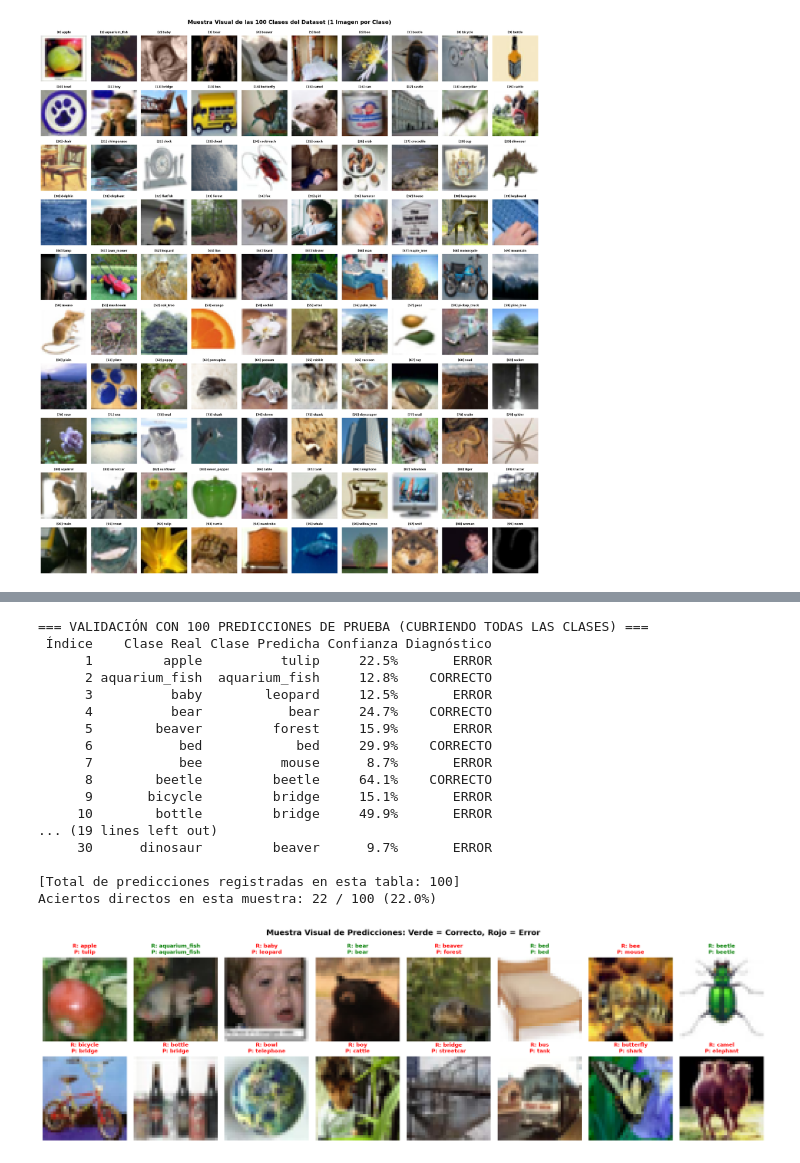
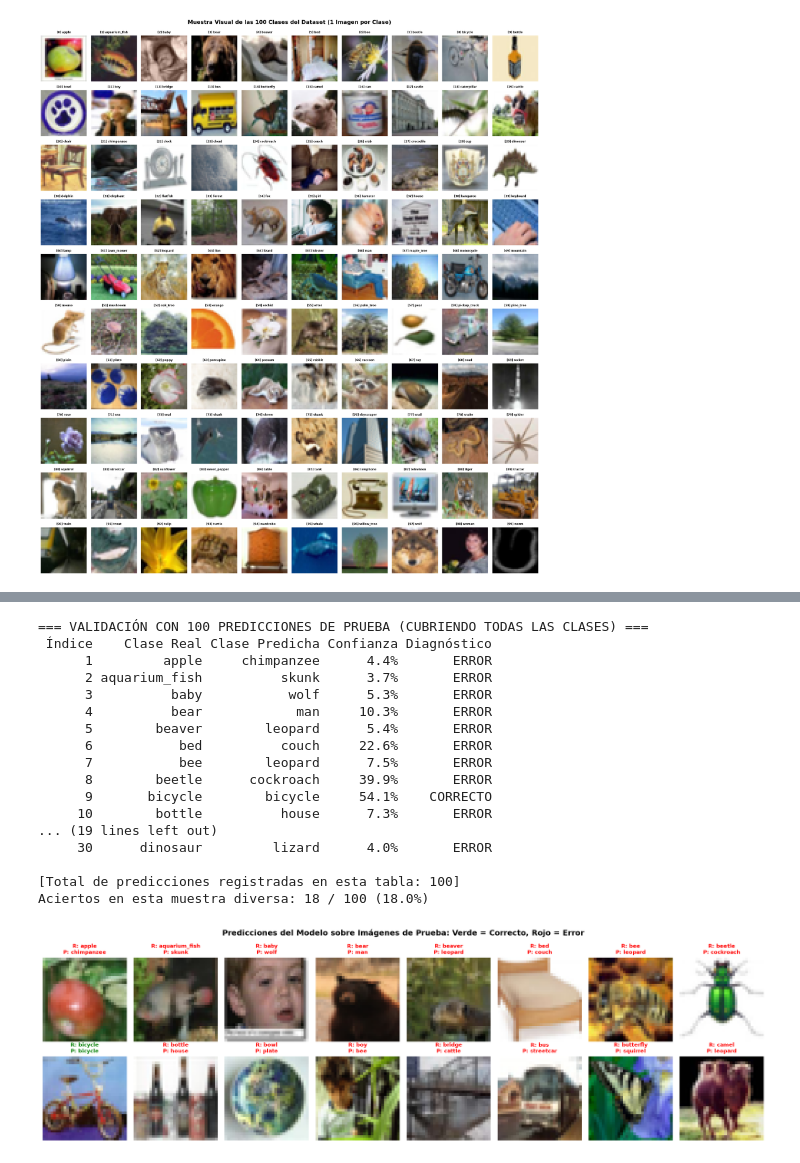
Before and after one commit to Xinger28/Inteligencia_Artificial, a Jupyter notebook: Laboratorios/Laboratorio6/Laboratorio5pytorch.ipynb, the cells around one changed output, grey strips where cells are left out. Drawn from its saved outputs; the diff is of its cells as text; code cells hidden in the pictures.

```diff
--- a/Laboratorios/Laboratorio6/Laboratorio5pytorch.ipynb
+++ b/Laboratorios/Laboratorio6/Laboratorio5pytorch.ipynb
@@ -607,75 +591,78 @@ skyscraper         56.0%
 # VALIDACIÓN Y DEMOSTRACIÓN CON AL MENOS 100 PREDICCIONES (REQUISITO DEL ENUNCIADO)
 # ==============================================================================
 
-# Si el dataset tiene al menos 100 clases, tomamos 1 muestra balanceada de cada clase.
-# Si tiene menos clases (e.g. 10), tomamos múltiples muestras balanceadas hasta completar 100.
+# Seleccionamos exactamente 1 muestra representativa de cada una de las 100 clases de Test
 num_muestras_demostracion = max(100, num_classes)
-
-targets_test = np.array(test_dataset.targets)
+y_test_np = y_test.numpy()
 indices_demostracion = []
 
-# Muestreo estratificado balanceado entre todas las clases
 muestras_por_clase = math.ceil(num_muestras_demostracion / num_classes)
 for c in range(num_classes):
-    idx_clase = np.where(targets_test == c)[0]
+    idx_clase = np.where(y_test_np == c)[0]
     indices_demostracion.extend(idx_clase[:muestras_por_clase])
 
 indices_demostracion = indices_demostracion[:num_muestras_demostracion]
 
-imagenes_100 = torch.stack([test_dataset[i][0] for i in indices_demostracion], dim=0)
-etiquetas_100 = np.array([test_dataset[i][1] for i in indices_demostracion])
+X_muestra = X_test_norm[indices_demostracion].to(device)
+y_muestra = y_test_np[indices_demostracion]
 
-# Inferencia con la mejor red densa (Modelo 2 Optimizada)
 model_opt.eval()
 with torch.no_grad():
-    logits_100 = model_opt(imagenes_100.to(device)).cpu()
+    logits_100 = model_opt(X_muestra).cpu()
     preds_100 = logits_100.argmax(dim=1).numpy()
     probas_100 = torch.softmax(logits_100, dim=1).max(dim=1).values.numpy()
 
-# 1. Tabla detallada con las predicciones
+# 1. Tabla con las 100 predicciones
 df_predicciones = pd.DataFrame({
     'Índice': range(1, len(indices_demostracion) + 1),
-    'Clase Real': [clases[y] for y in etiquetas_100],
+    'Clase Real': [clases[y] for y in y_muestra],
     'Clase Predicha': [clases[p] for p in preds_100],
     'Confianza': [f'{p*100:.1f}%' for p in probas_100],
-    'Diagnóstico': ['CORRECTO' if y == p else 'ERROR' for y, p in zip(etiquetas_100, preds_100)]
+    'Diagnóstico': ['CORRECTO' if y == p else 'ERROR' for y, p in zip(y_muestra, preds_100)]
 })
 
 print(f"=== VALIDACIÓN CON {len(df_predicciones)} PREDICCIONES DE PRUEBA (CUBRIENDO TODAS LAS CLASES) ===")
 print(df_predicciones.head(30).to_string(index=False))
 print(f"\n[Total de predicciones registradas en esta tabla: {len(df_predicciones)}]")
-aciertos = (etiquetas_100 == preds_100).sum()
-print(f"Aciertos directos en esta muestra: {aciertos} / {len(df_predicciones)} ({aciertos/len(df_predicciones)*100:.1f}%)")
+aciertos = (y_muestra == preds_100).sum()
+print(f"Aciertos en esta muestra diversa: {aciertos} / {len(df_predicciones)} ({aciertos/len(df_predicciones)*100:.1f}%)")
 
-# 2. Cuadrícula visual de 16 imágenes con sus predicciones y código de colores
+# 2. Visualización de 16 imágenes originales de prueba con sus predicciones HOG
 fig, axes = plt.subplots(2, 8, figsize=(16, 5), dpi=150)
 for i, ax in enumerate(axes.flat):
-    img = desnormalizar(imagenes_100[i]).permute(1, 2, 0).cpu().numpy()
-    img = np.clip(img, 0, 1)
+    idx_orig = indices_demostracion[i]
+    cls_idx = y_muestra[i]
+    cls_name = clases[cls_idx]
+
+    # Cargamos la imagen original en disco para visualización
+    cls_dir = os.path.join(TEST_DIR, cls_name)
+    archivos = [f for f in os.listdir(cls_dir) if f.lower().endswith(('.png', '.jpg', '.jpeg'))]
+    img = Image.open(os.path.join(cls_dir, archivos[0])).convert('RGB')
+
     ax.imshow(img)
-    color = 'green' if etiquetas_100[i] == preds_100[i] else 'red'
-    ax.set_title(f"R: {clases[etiquetas_100[i]]}\nP: {clases[preds_100[i]]}", fontsize=8, color=color, fontweight='bold')
+    color = 'green' if y_muestra[i] == preds_100[i] else 'red'
+    ax.set_title(f"R: {cls_name}\nP: {clases[preds_100[i]]}", fontsize=8, color=color, fontweight='bold')
     ax.axis('off')
 
-plt.suptitle('Muestra Visual de Predicciones: Verde = Correcto, Rojo = Error', fontsize=12, fontweight='bold')
+plt.suptitle('Predicciones del Modelo sobre Imágenes de Prueba: Verde = Correcto, Rojo = Error', fontsize=12, fontweight='bold')
 plt.tight_layout()
 plt.show()
 # %% [output]
 === VALIDACIÓN CON 100 PREDICCIONES DE PRUEBA (CUBRIENDO TODAS LAS CLASES) ===
  Índice    Clase Real Clase Predicha Confianza Diagnóstico
-      1         apple          tulip     22.5%       ERROR
-      2 aquarium_fish  aquarium_fish     12.8%    CORRECTO
-      3          baby        leopard     12.5%       ERROR
-      4          bear           bear     24.7%    CORRECTO
-      5        beaver         forest     15.9%       ERROR
-      6           bed            bed     29.9%    CORRECTO
-      7           bee          mouse      8.7%       ERROR
-      8        beetle         beetle     64.1%    CORRECTO
-      9       bicycle         bridge     15.1%       ERROR
-     10        bottle         bridge     49.9%       ERROR
+      1         apple     chimpanzee      4.4%       ERROR
+      2 aquarium_fish          skunk      3.7%       ERROR
+      3          baby           wolf      5.3%       ERROR
+      4          bear            man     10.3%       ERROR
+      5        beaver        leopard      5.4%       ERROR
+      6           bed          couch     22.6%       ERROR
+      7           bee        leopard      7.5%       ERROR
+      8        beetle      cockroach     39.9%       ERROR
+      9       bicycle        bicycle     54.1%    CORRECTO
+     10        bottle          house      7.3%       ERROR
 ... (19 lines left out)
-     30      dinosaur         beaver      9.7%       ERROR
+     30      dinosaur         lizard      4.0%       ERROR
 
 [Total de predicciones registradas en esta tabla: 100]
-Aciertos directos en esta muestra: 22 / 100 (22.0%)
+Aciertos en esta muestra diversa: 18 / 100 (18.0%)
-[figure, old version]
+[figure, new version]
```
Also changed, not shown: parts of 21 cells of this notebook, 7 other files.
